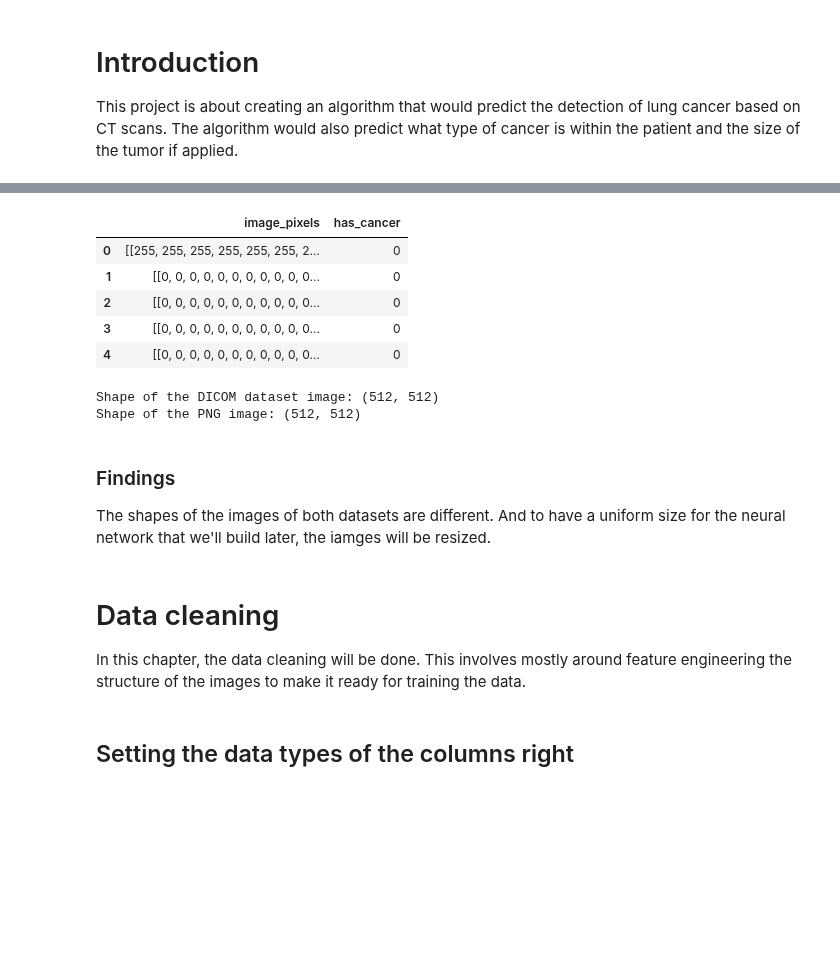
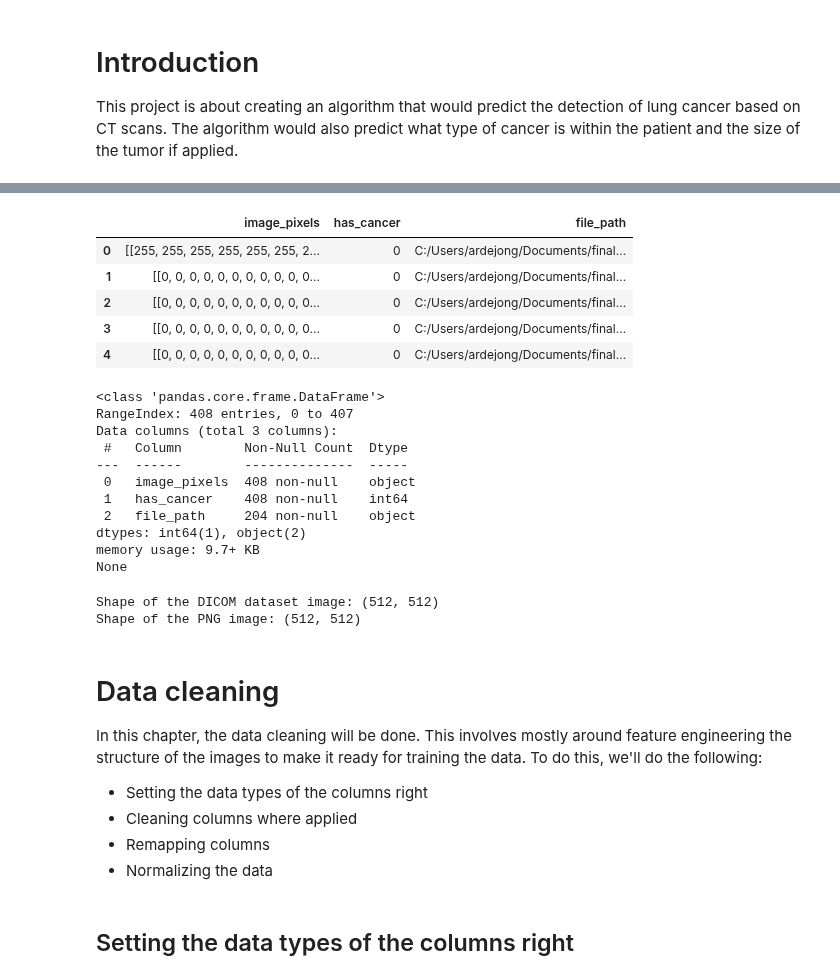
Before and after one commit to arondejong99/final-project-elu, a Jupyter notebook: final-project.ipynb, the cells around one changed output, grey strips where cells are left out. Drawn from its saved outputs; the diff is of its cells as text; code cells hidden in the pictures; blank space fills up the shorter version.

```diff
--- a/final-project.ipynb
+++ b/final-project.ipynb
@@ -60,13 +66,15 @@ Execution time: 120.28319764137268 seconds
 # %%
 # Put created lists into dataframe
 # Set the has_cancer column manually to 1, since this contains data with patients that have the disease
-colNames = ["patient_id", "sop_instance_id", "image_pixels", "patient_age", "patient_sex", "cancer_type", 'has_cancer']
-data = [patient_id, sop_instance_uid, pixels, age, sex, cancer_type, 1]
+colNames = ["patient_id", "sop_instance_id", "image_pixels", "patient_age", "patient_sex", "cancer_type", 'has_cancer', 'path']
+data = [patient_id, sop_instance_uid, pixels, age, sex, cancer_type, 1, pathFiles]
 
 df_sick_lungs = pd.DataFrame()
 
 for colName, values in tqdm(zip(colNames, data)):
     df_sick_lungs[colName] = values
 
+# Display the first few rows and column information
 display(df_sick_lungs.head())
+print(df_sick_lungs.info())
 # %% [output]
@@ -99,34 +125,49 @@ for pathNormalLung in tqdm(NormalLungFiles):
 # %%
 # Create dataframe based on PNG images and add has_cancer column with value of 0
 df_normal_lungs = pd.DataFrame()
 df_normal_lungs['image_pixels'] = normalLungsImages
 df_normal_lungs["has_cancer"] = 0
+df_normal_lungs["file_path"] = NormalLungFiles
 
 
 # Add rows from other dataframe using the append function: pixel arrays and has_cancer
 sample_df_cancer = df_sick_lungs.sample(n = df_normal_lungs.shape[0])
-df_normal_lungs = pd.concat([df_normal_lungs, sample_df_cancer[['image_pixels', 'has_cancer']]], ignore_index= True)
+df_lungs_binary = pd.concat([df_normal_lungs, sample_df_cancer[['image_pixels', 'has_cancer']]], ignore_index= True)
 
-df_normal_lungs.head()
+# Display the first few rows and column information
+display(df_lungs_binary.head())
+print(df_lungs_binary.info())
 # %% [output]
-|  | image_pixels | has_cancer |
-| 0 | [[255, 255, 255, 255, 255, 255, 2... | 0 |
-| 1 | [[0, 0, 0, 0, 0, 0, 0, 0, 0, 0, 0... | 0 |
-| 2 | [[0, 0, 0, 0, 0, 0, 0, 0, 0, 0, 0... | 0 |
-| 3 | [[0, 0, 0, 0, 0, 0, 0, 0, 0, 0, 0... | 0 |
-| 4 | [[0, 0, 0, 0, 0, 0, 0, 0, 0, 0, 0... | 0 |
+|  | image_pixels | has_cancer | file_path |
+| 0 | [[255, 255, 255, 255, 255, 255, 2... | 0 | C:/Users/ardejong/Documents/final... |
+| 1 | [[0, 0, 0, 0, 0, 0, 0, 0, 0, 0, 0... | 0 | C:/Users/ardejong/Documents/final... |
+| 2 | [[0, 0, 0, 0, 0, 0, 0, 0, 0, 0, 0... | 0 | C:/Users/ardejong/Documents/final... |
+| 3 | [[0, 0, 0, 0, 0, 0, 0, 0, 0, 0, 0... | 0 | C:/Users/ardejong/Documents/final... |
+| 4 | [[0, 0, 0, 0, 0, 0, 0, 0, 0, 0, 0... | 0 | C:/Users/ardejong/Documents/final... |
+<class 'pandas.core.frame.DataFrame'>
+RangeIndex: 408 entries, 0 to 407
+Data columns (total 3 columns):
+ #   Column        Non-Null Count  Dtype
+---  ------        --------------  -----
+ 0   image_pixels  408 non-null    object
+ 1   has_cancer    408 non-null    int64
+ 2   file_path     204 non-null    object
+dtypes: int64(1), object(2)
+memory usage: 9.7+ KB
+None
 # %%
 print(f"Shape of the DICOM dataset image: {df_sick_lungs.image_pixels[0].shape}")
 print(f"Shape of the PNG image: {df_normal_lungs.image_pixels[0].shape}")
 # %% [output]
 Shape of the DICOM dataset image: (512, 512)
 Shape of the PNG image: (512, 512)
-# %% [markdown]
-### Findings
-The shapes of the images of both datasets are different. And to have a uniform size for the neural network that we'll build later, the iamges will be resized.
 # %% [markdown]
 # Data cleaning
-In this chapter, the data cleaning will be done. This involves mostly around feature engineering the structure of the images to make it ready for training the data.
+In this chapter, the data cleaning will be done. This involves mostly around feature engineering the structure of the images to make it ready for training the data. To do this, we'll do the following:
+- Setting the data types of the columns right
+- Cleaning columns where applied
+- Remapping columns
+- Normalizing the data
 # %% [markdown]
 ## Setting the data types of the columns right
 # %%
```
Also changed, not shown: parts of 35 cells of this notebook.
